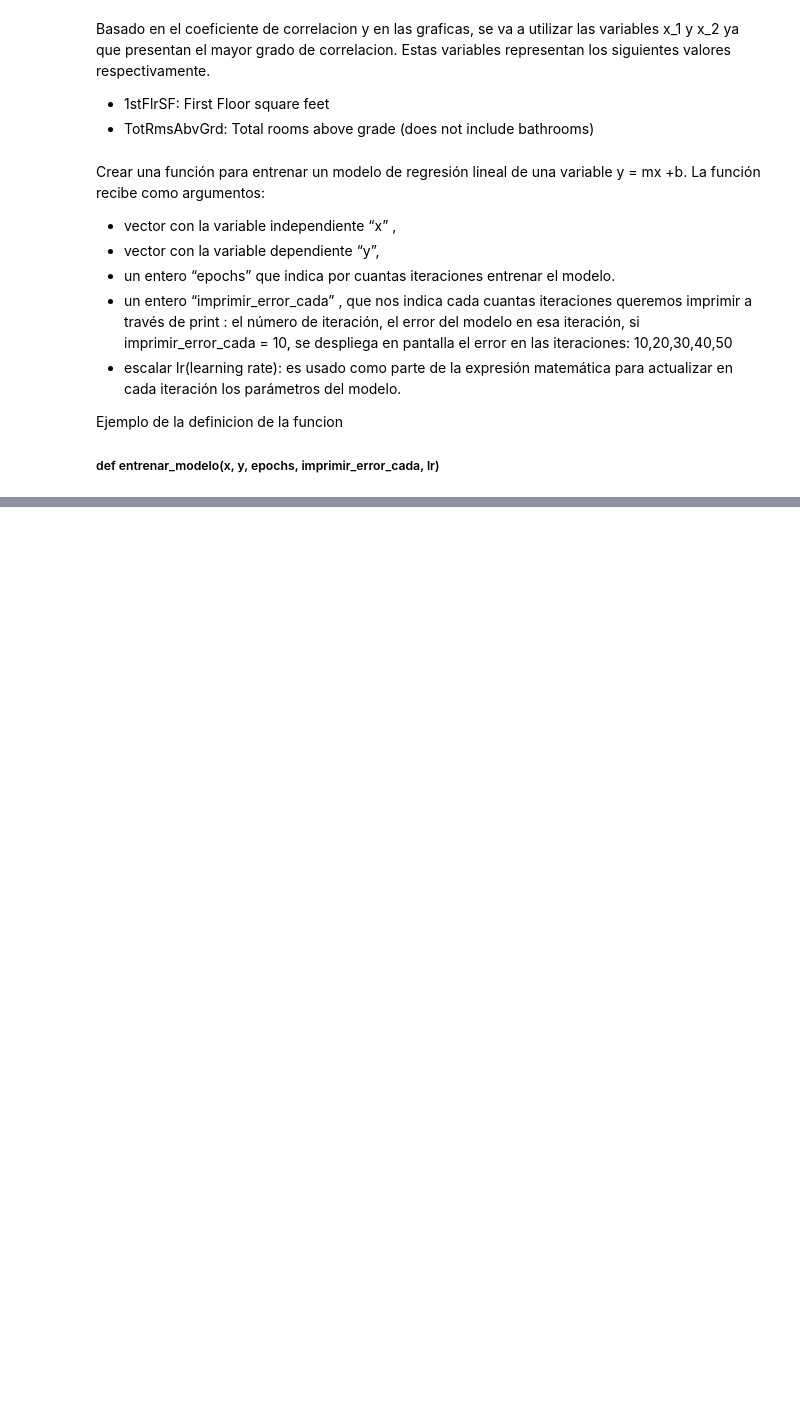
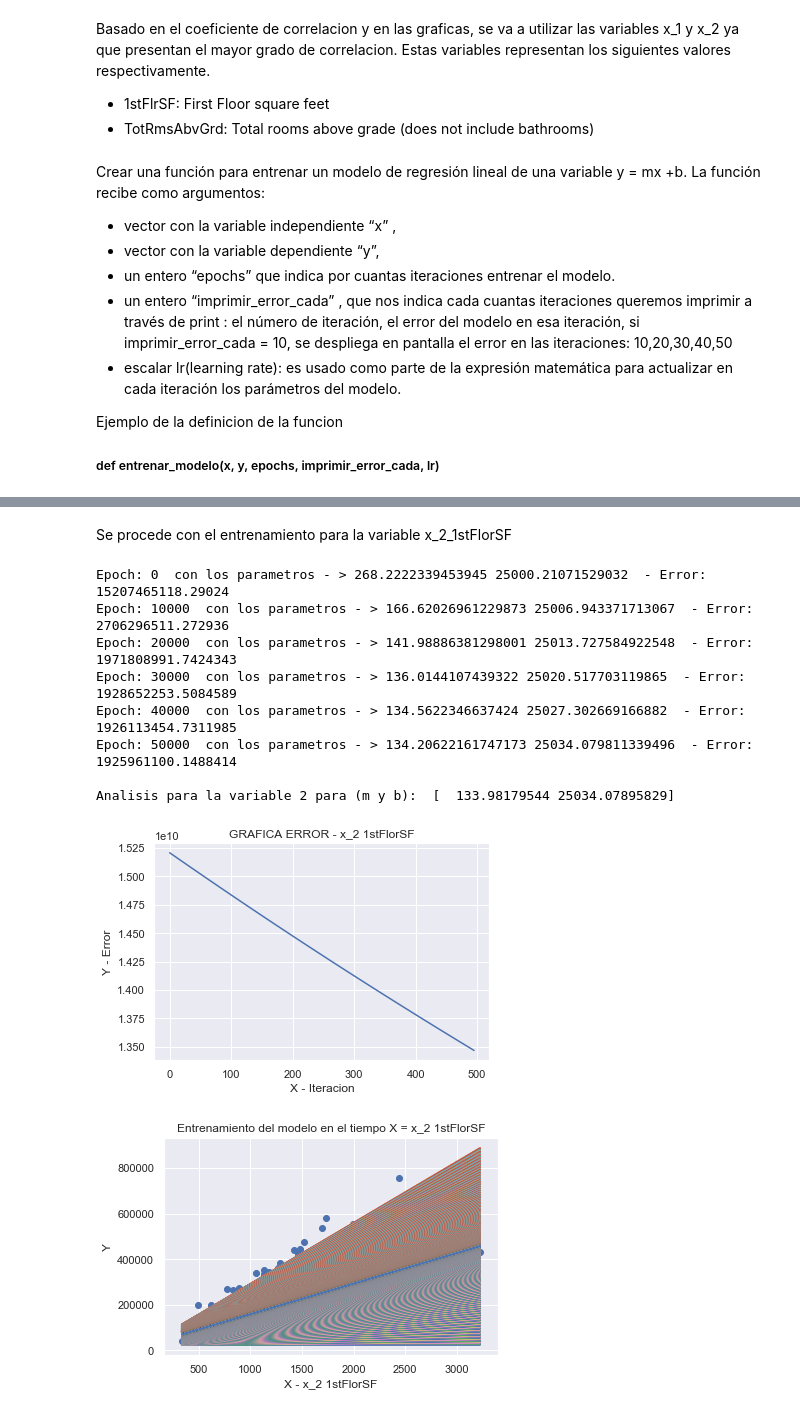
Before and after one commit to Nkamikze/19006059_proyecto_final, a Jupyter notebook: ProyectoPython/PROYECTO.ipynb, the cells around one changed output, grey strips where cells are left out. Cells and saved outputs as stored; diff of their text form; code cells hidden in the pictures; blank space fills up the shorter version.

```diff
--- a/ProyectoPython/PROYECTO.ipynb
+++ b/ProyectoPython/PROYECTO.ipynb
@@ -328,0 +428,20 @@ entrenar_modelo(xTemporal, 0, 0, 0, 0)
+# %% [markdown]
+Se procede con el entrenamiento para la variable x_2_1stFlorSF
+# %%
+arr_errores_x_2_1stFlorSF, arr_parametros_x_2_1stFlorSF = entrenar_modelo(dataSourceEntrenamiento[:,2],
+                dataSourceEntrenamiento[:,0], 50001, 10000, 0.0000000011595)
+# Imprimir resultados
+print('\nAnalisis para la variable 2 para (m y b): ', arr_parametros_x_2_1stFlorSF[-1])
+grafica_error(arr_errores_x_2_1stFlorSF, 5, 500, 'x_2 1stFlorSF')
+grafica_modelo(dataSourceEntrenamiento[:,2], arr_parametros_x_2_1stFlorSF, 25, 'x_2 1stFlorSF')
+# %% [output]
+Epoch: 0  con los parametros - > 268.2222339453945 25000.21071529032  - Error: 15207465118.29024
+Epoch: 10000  con los parametros - > 166.62026961229873 25006.943371713067  - Error: 2706296511.272936
+Epoch: 20000  con los parametros - > 141.98886381298001 25013.727584922548  - Error: 1971808991.7424343
+Epoch: 30000  con los parametros - > 136.0144107439322 25020.517703119865  - Error: 1928652253.5084589
+Epoch: 40000  con los parametros - > 134.5622346637424 25027.302669166882  - Error: 1926113454.7311985
+Epoch: 50000  con los parametros - > 134.20622161747173 25034.079811339496  - Error: 1925961100.1488414
+
+Analisis para la variable 2 para (m y b):  [  133.98179544 25034.07895829]
+[figure, added]
+[figure, added]
```
Also changed, not shown: parts of 9 cells of this notebook.
